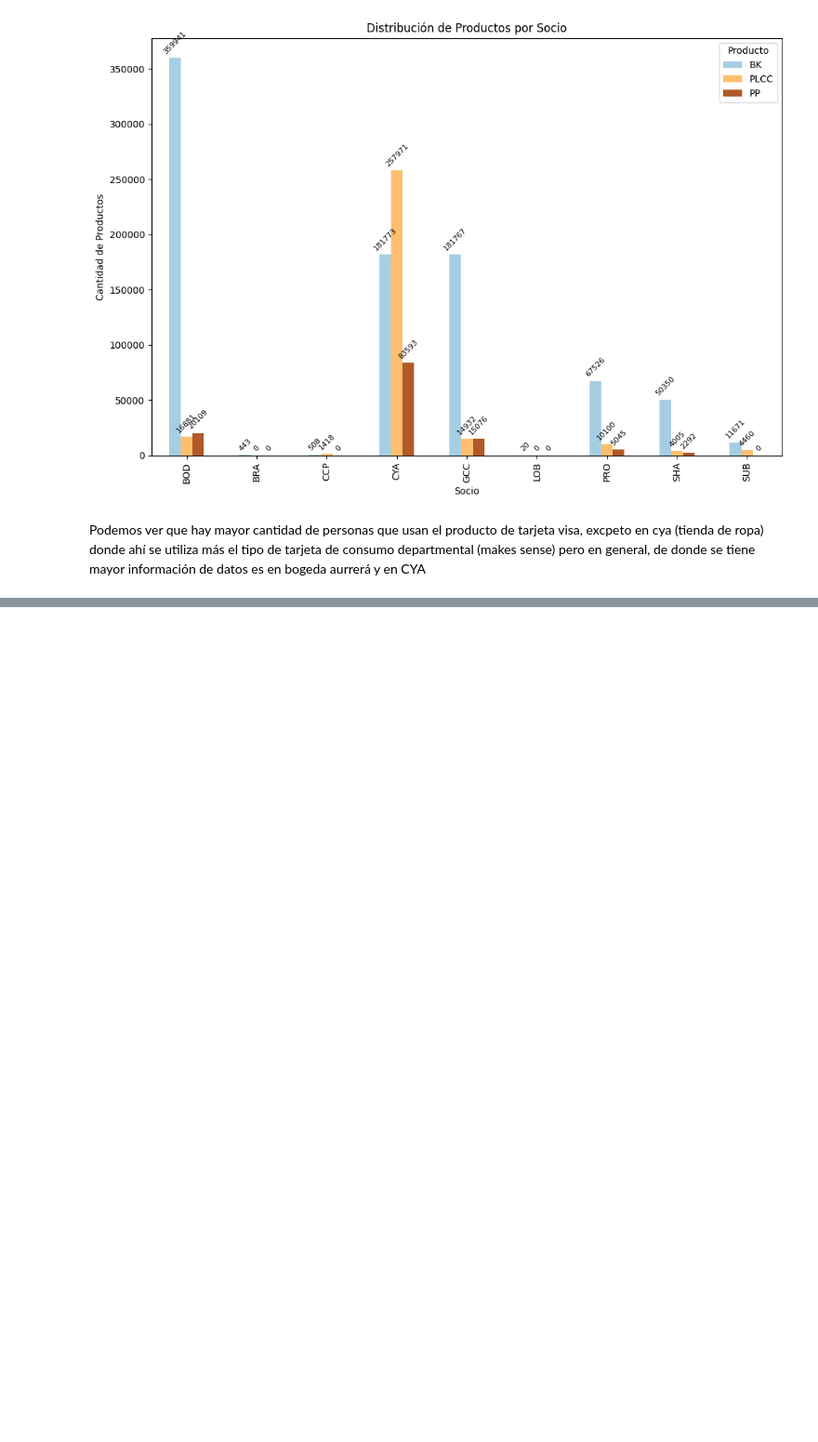
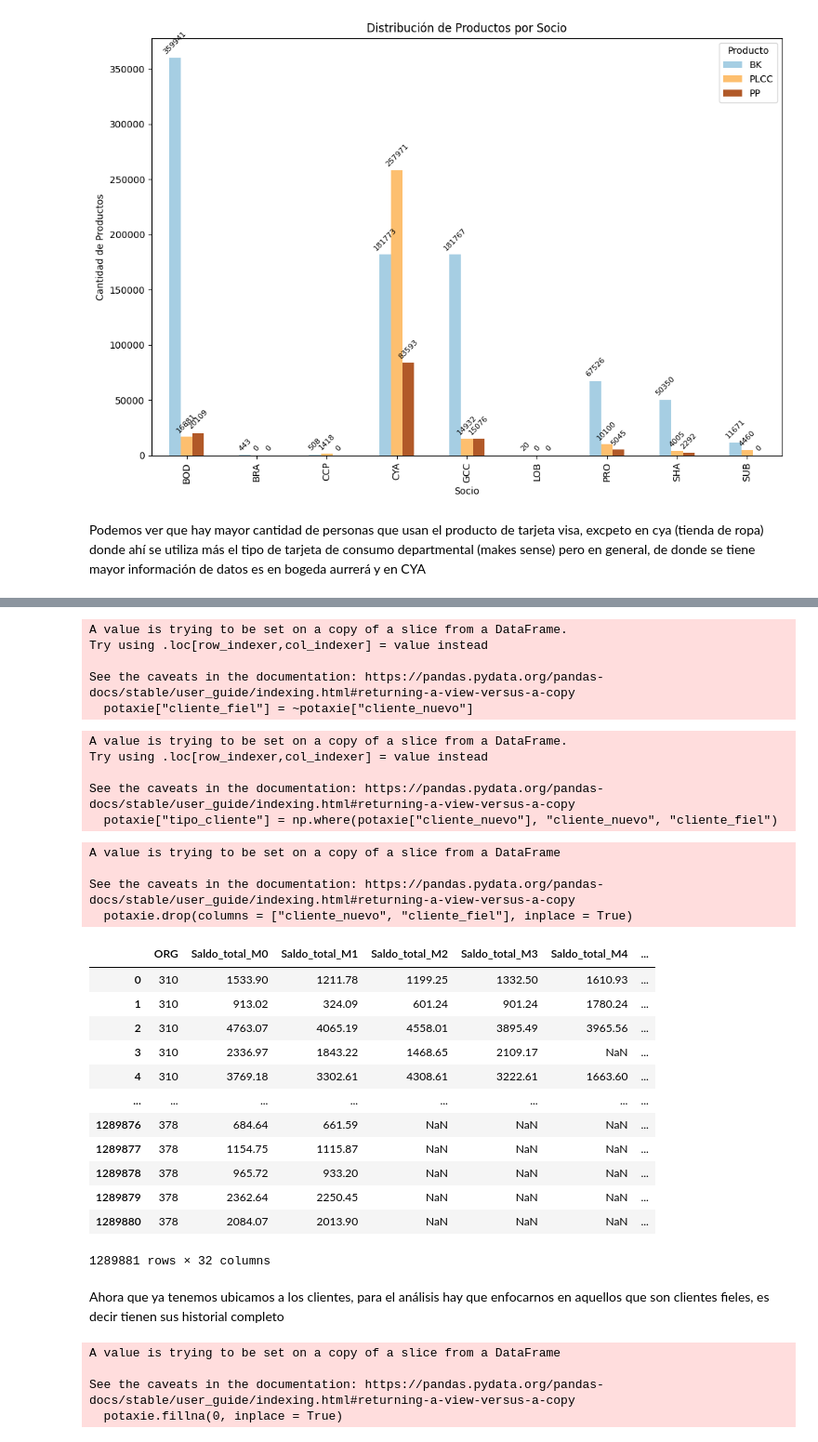
Before and after one commit to SaraRiveraM/Bradescard-Equipo-4, a Jupyter notebook: Notebooks/RETO.ipynb, the cells around one changed output, grey strips where cells are left out. Shown at 93% size. Drawn from its saved outputs; the diff is of its cells as text; code cells hidden in the pictures; blank space fills up the shorter version.

```diff
--- a/Notebooks/RETO.ipynb
+++ b/Notebooks/RETO.ipynb
@@ -103,0 +155,3 @@ Podemos ver que hay mayor cantidad de personas que usan el producto de tarjeta v
+# %%
+# clientes con activación en los útimos 6 meses, así podemos ver si son nuevos o no
+potaxie["cliente_nuevo"] = (potaxie["Fecha_activacion"] >= fecha_referencia - pd.DateOffset(months = 6))
@@ -103,0 +164,48 @@ Podemos ver que hay mayor cantidad de personas que usan el producto de tarjeta v
+# %%
+potaxie["cliente_fiel"] = ~potaxie["cliente_nuevo"]
+# %% [output]
+A value is trying to be set on a copy of a slice from a DataFrame.
+Try using .loc[row_indexer,col_indexer] = value instead
+
+See the caveats in the documentation: https://pandas.pydata.org/pandas-docs/stable/user_guide/indexing.html#returning-a-view-versus-a-copy
+  potaxie["cliente_fiel"] = ~potaxie["cliente_nuevo"]
+# %%
+potaxie["tipo_cliente"] = np.where(potaxie["cliente_nuevo"], "cliente_nuevo", "cliente_fiel")
+# %% [output]
+A value is trying to be set on a copy of a slice from a DataFrame.
+Try using .loc[row_indexer,col_indexer] = value instead
+
+See the caveats in the documentation: https://pandas.pydata.org/pandas-docs/stable/user_guide/indexing.html#returning-a-view-versus-a-copy
+  potaxie["tipo_cliente"] = np.where(potaxie["cliente_nuevo"], "cliente_nuevo", "cliente_fiel")
+# %%
+potaxie.drop(columns = ["cliente_nuevo", "cliente_fiel"], inplace = True)
+# %% [output]
+A value is trying to be set on a copy of a slice from a DataFrame
+
+See the caveats in the documentation: https://pandas.pydata.org/pandas-docs/stable/user_guide/indexing.html#returning-a-view-versus-a-copy
+  potaxie.drop(columns = ["cliente_nuevo", "cliente_fiel"], inplace = True)
+# %%
+potaxie
+# %% [output]
+|  | ORG | Saldo_total_M0 | Saldo_total_M1 | Saldo_total_M2 | Saldo_total_M3 | Saldo_total_M4 | ... |
+| 0 | 310 | 1533.90 | 1211.78 | 1199.25 | 1332.50 | 1610.93 | ... |
+| 1 | 310 | 913.02 | 324.09 | 601.24 | 901.24 | 1780.24 | ... |
+| 2 | 310 | 4763.07 | 4065.19 | 4558.01 | 3895.49 | 3965.56 | ... |
+| 3 | 310 | 2336.97 | 1843.22 | 1468.65 | 2109.17 | NaN | ... |
+| 4 | 310 | 3769.18 | 3302.61 | 4308.61 | 3222.61 | 1663.60 | ... |
+| ... | ... | ... | ... | ... | ... | ... | ... |
+| 1289876 | 378 | 684.64 | 661.59 | NaN | NaN | NaN | ... |
+| 1289877 | 378 | 1154.75 | 1115.87 | NaN | NaN | NaN | ... |
+| 1289878 | 378 | 965.72 | 933.20 | NaN | NaN | NaN | ... |
+| 1289879 | 378 | 2362.64 | 2250.45 | NaN | NaN | NaN | ... |
+| 1289880 | 378 | 2084.07 | 2013.90 | NaN | NaN | NaN | ... |
+1289881 rows × 32 columns
+# %% [markdown]
+Ahora que ya tenemos ubicamos a los clientes, para el análisis hay que enfocarnos en aquellos que son clientes fieles, es decir tienen sus historial completo
+# %%
+potaxie.fillna(0, inplace = True)
+# %% [output]
+A value is trying to be set on a copy of a slice from a DataFrame
+
+See the caveats in the documentation: https://pandas.pydata.org/pandas-docs/stable/user_guide/indexing.html#returning-a-view-versus-a-copy
+  potaxie.fillna(0, inplace = True)
```
Also changed, not shown: parts of 20 cells of this notebook.
